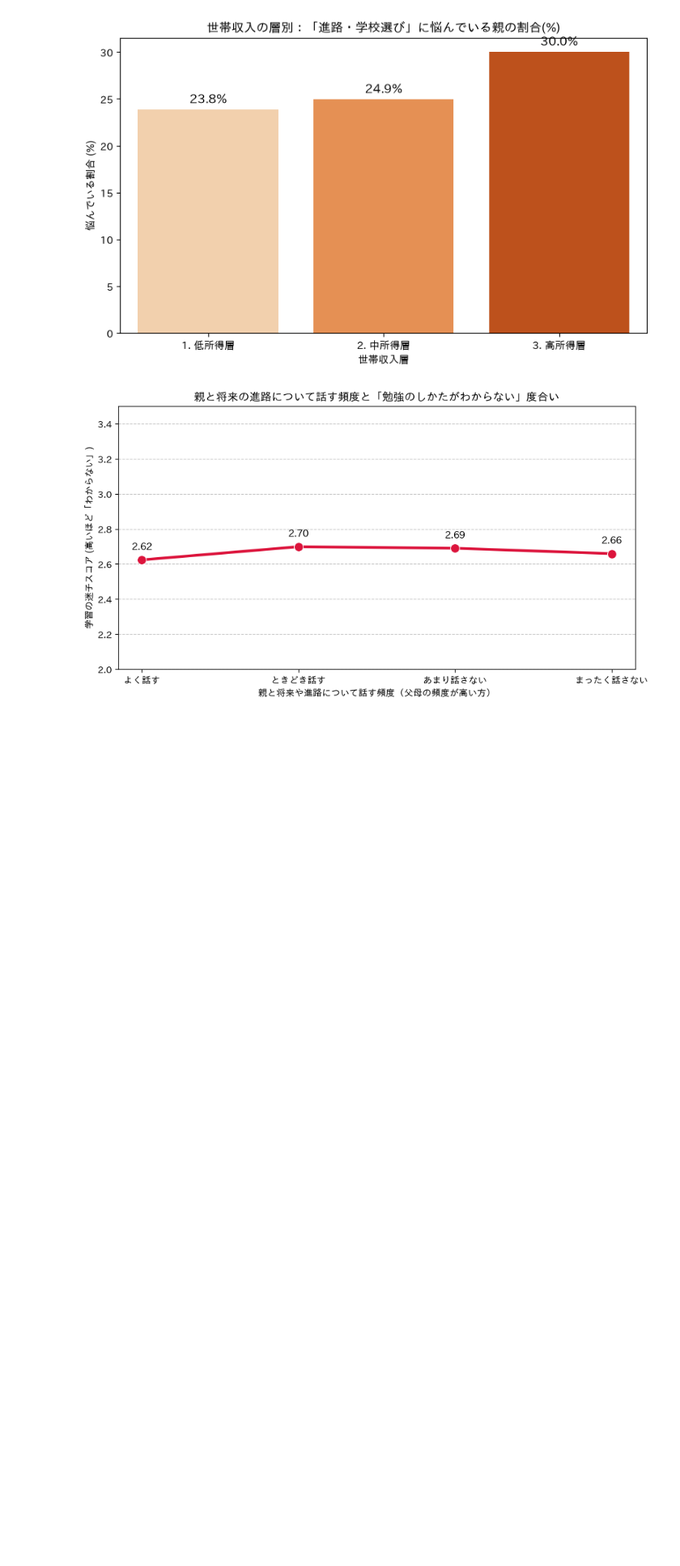
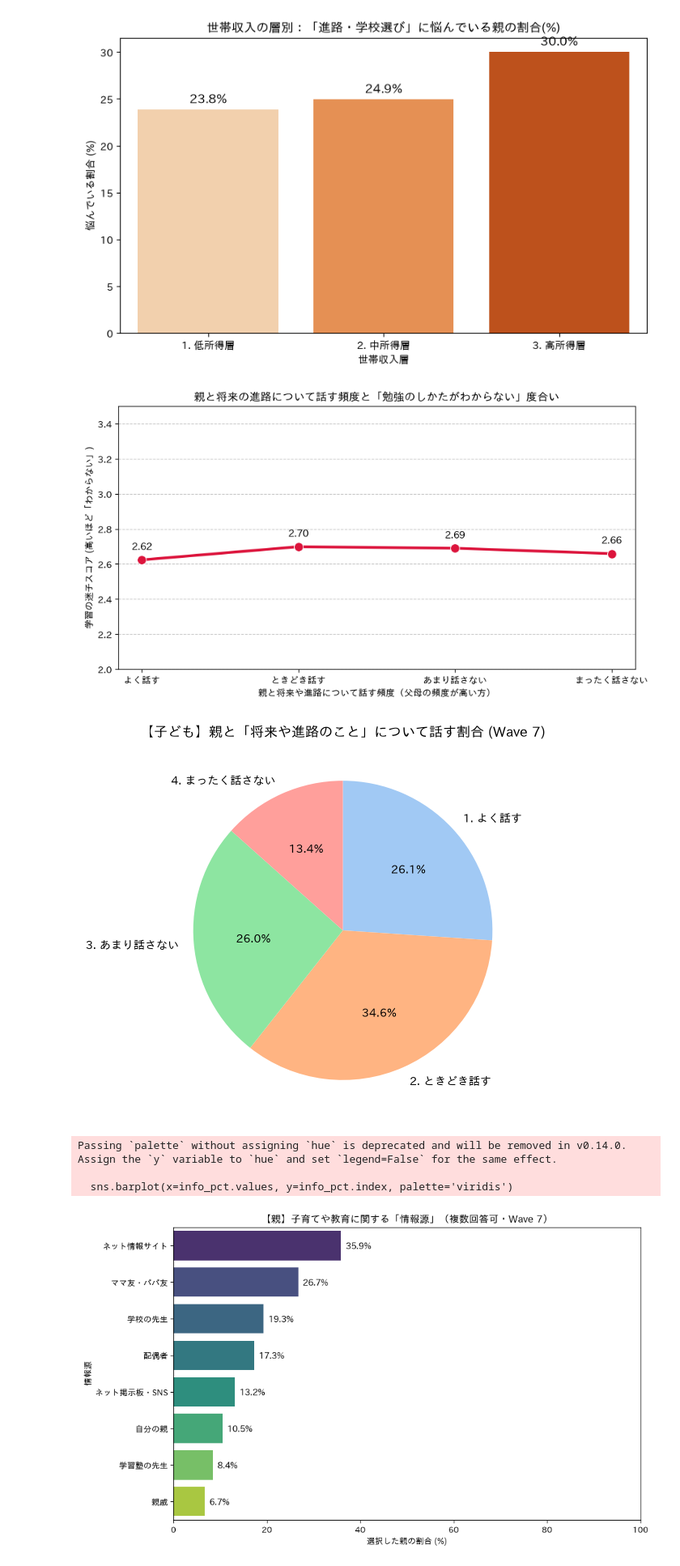
Before and after one commit to KyosukeNagai/DataScienceCompetition, a Jupyter notebook: Calculate.ipynb, the cells around one changed output. Shown at 81% size. Cells and saved outputs as stored; diff of their text form; code cells hidden in the pictures; blank space fills up the shorter version.

```diff
--- a/Calculate.ipynb
+++ b/Calculate.ipynb
@@ -997,3 +998,74 @@ plt.tight_layout()
 plt.show()
 # %% [output]
 [figure]
+# %%
+# =========================================================
+# 仮説検証：「子どもの情報源は親である」＆「親の情報源は狭い」
+# =========================================================
+
+# ---------------------------------------------------------
+# ① 子どもはどれくらい親から情報を得ているか？（進路の会話頻度）
+# ---------------------------------------------------------
+# Wave 7の子どもデータを使用（スペースなし）
+cols_child_talk = [
+    'w7c_父との会話：将来や進路のこと',
+    'w7c_母との会話：将来や進路のこと'
+]
+df_child = df[cols_child_talk].copy()
+df_child = df_child.replace([7777, 8888, 9999], np.nan)
+
+# 父母どちらかよく話す方の頻度を採用
+df_child['talk_future_max'] = df_child[cols_child_talk].min(axis=1)
+
+# 割合の算出
+talk_counts = df_child['talk_future_max'].value_counts(normalize=True).sort_index() * 100
+talk_labels = ['1. よく話す', '2. ときどき話す', '3. あまり話さない', '4. まったく話さない']
+
+plt.figure(figsize=(6, 6))
+plt.pie(talk_counts, labels=talk_labels, autopct='%1.1f%%', startangle=90, counterclock=False, colors=sns.color_palette("pastel"))
+plt.title('【子ども】親と「将来や進路のこと」について話す割合 (Wave 7)')
+plt.show()
+
+# ---------------------------------------------------------
+# ② 子どもの情報源である「親」は、どこから情報を得ているか？
+# ---------------------------------------------------------
+# Wave 7の親データを使用（スペースなし）
+cols_parent_info = {
+    'w7p_情報源：配偶者': '配偶者',
+    'w7p_情報源：自分の親': '自分の親',
+    'w7p_情報源：親戚（自分のきょうだい、おじ、おばなど）': '親戚',
+    'w7p_情報源：子どもの友だちの親（ママ友・パパ友）': 'ママ友・パパ友',
+    'w7p_情報源：学校の先生': '学校の先生',
+    'w7p_情報源：学習塾の先生': '学習塾の先生',
+    'w7p_情報源：インターネットの情報サイト': 'ネット情報サイト',
+    'w7p_情報源：インターネットの掲示板・ブログ・SNS': 'ネット掲示板・SNS'
+}
+
+df_parent = df[list(cols_parent_info.keys())].copy()
+df_parent = df_parent.replace([7777, 8888, 9999], np.nan)
+
+# 各情報源を「選択した（1）」人の割合を計算
+info_pct = (df_parent == 1.0).mean() * 100
+info_pct.index = info_pct.index.map(cols_parent_info)
+info_pct = info_pct.sort_values(ascending=False)
+
+# グラフ化
+plt.figure(figsize=(10, 6))
+sns.barplot(x=info_pct.values, y=info_pct.index, palette='viridis')
+plt.title('【親】子育てや教育に関する「情報源」（複数回答可・Wave 7）')
+plt.xlabel('選択した親の割合 (%)')
+plt.ylabel('情報源')
+
+# 数値をバーの横に表示
+for i, v in enumerate(info_pct.values):
+    plt.text(v + 1, i, f"{v:.1f}%", va='center', fontsize=11)
+
+plt.xlim(0, 100)
+plt.tight_layout()
+plt.show()
+# %% [output]
+[figure, added]
+Passing `palette` without assigning `hue` is deprecated and will be removed in v0.14.0. Assign the `y` variable to `hue` and set `legend=False` for the same effect.
+
+  sns.barplot(x=info_pct.values, y=info_pct.index, palette='viridis')
+[figure, added]
```
Also changed, not shown: parts of 4 cells of this notebook.
